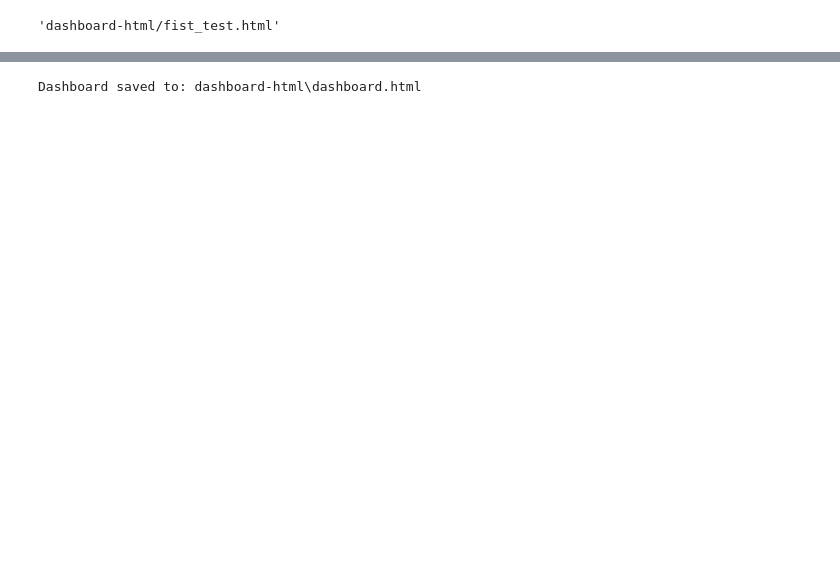
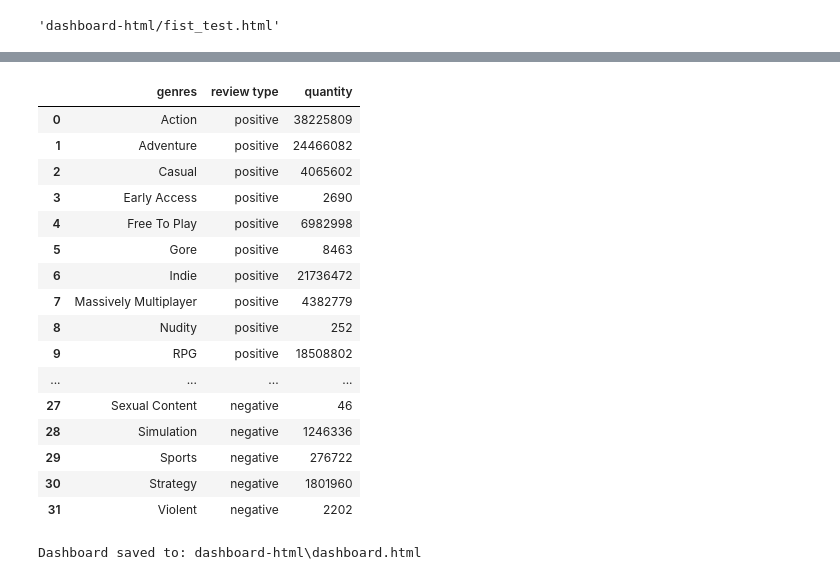
Before and after one commit to DaviGriebler/plotly_metacritic, a Jupyter notebook: layout_tests.ipynb, the cells around one changed output, grey strips where cells are left out. Saved outputs shown, nothing was run; the diff lists cells and outputs as text; code cells hidden in the pictures; blank space fills up the shorter version.

```diff
--- a/layout_tests.ipynb
+++ b/layout_tests.ipynb
@@ -73,0 +171,37 @@ pyo.plot(fig_bar,filename='dashboard-html/fist_test.html')
+# %%
+ordem_generos = (
+    avaliacoes_genero
+    .sort_values('positive', ascending=True)['genres']
+    .tolist()
+)
+
+avaliacoes_genero = avaliacoes_genero.melt(
+    id_vars='genres',
+    value_vars=['positive', 'negative'],
+    var_name='review type',
+    value_name='quantity'
+)
+
+avaliacoes_genero['review type'] = (
+    avaliacoes_genero['review type']
+)
+
+avaliacoes_genero
+# %% [output]
+|  | genres | review type | quantity |
+| 0 | Action | positive | 38225809 |
+| 1 | Adventure | positive | 24466082 |
+| 2 | Casual | positive | 4065602 |
+| 3 | Early Access | positive | 2690 |
+| 4 | Free To Play | positive | 6982998 |
+| 5 | Gore | positive | 8463 |
+| 6 | Indie | positive | 21736472 |
+| 7 | Massively Multiplayer | positive | 4382779 |
+| 8 | Nudity | positive | 252 |
+| 9 | RPG | positive | 18508802 |
+| ... | ... | ... | ... |
+| 27 | Sexual Content | negative | 46 |
+| 28 | Simulation | negative | 1246336 |
+| 29 | Sports | negative | 276722 |
+| 30 | Strategy | negative | 1801960 |
+| 31 | Violent | negative | 2202 |
```
Also changed, not shown: parts of 9 cells of this notebook, 2 other files.
